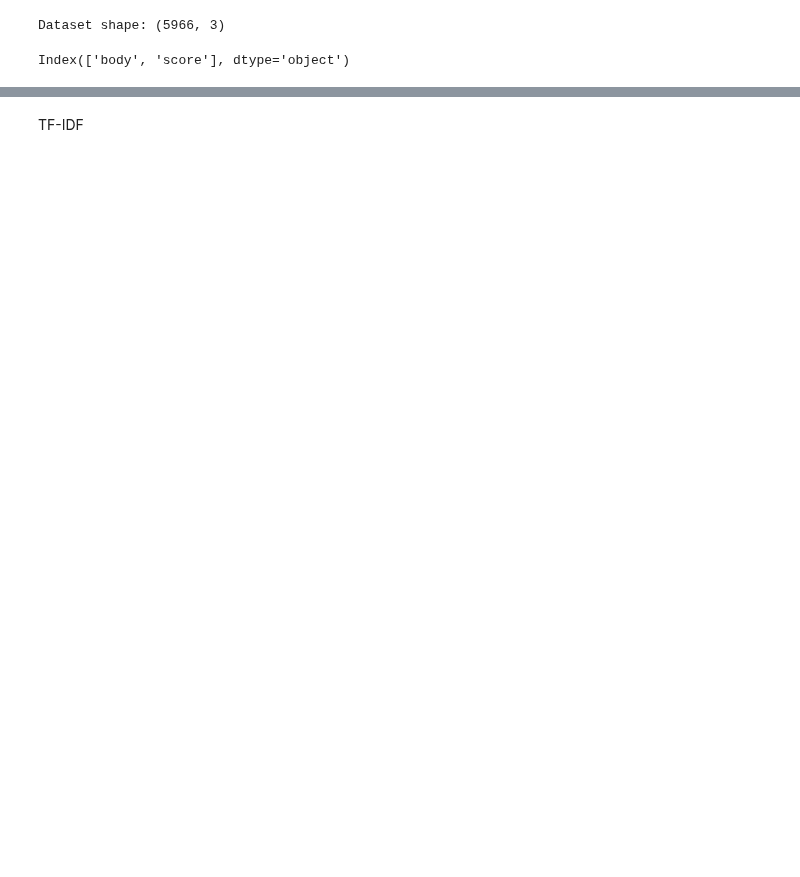
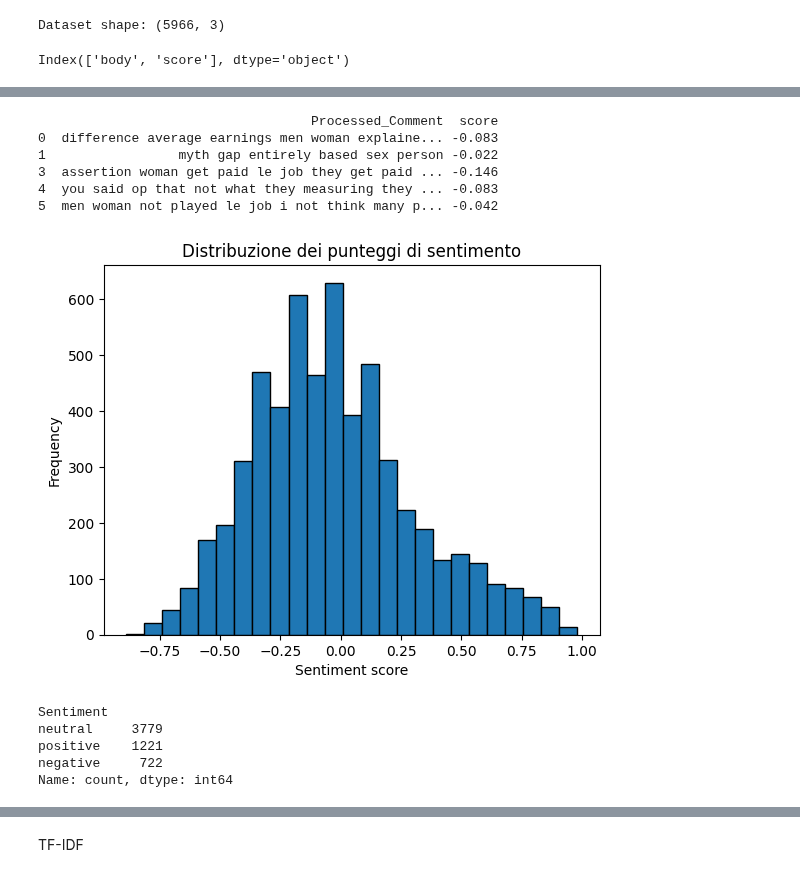
Before and after one commit to AlessandroPieragostini/Data-Science, a Jupyter notebook: NLP/SentimentAnalysis.ipynb, the cells around one changed output, grey strips where cells are left out. Drawn from its saved outputs; the diff is of its cells as text; code cells hidden in the pictures; blank space fills up the shorter version.

Commit message:
fine SentimentAnalysis

```diff
--- a/NLP/SentimentAnalysis.ipynb
+++ b/NLP/SentimentAnalysis.ipynb
@@ -123,6 +127,6 @@ KeyboardInterrupt:
 # %%
 # Caricamento del dataset preprocessato da Pickle
-path_pickle = "datasets/Preprocessed_YoutubeComments_ACF.pkl"
+path_pickle = "Preprocessed_RedditComments_SA.pkl"
 
 df = pd.read_pickle(path_pickle)
 df.head()
@@ -139,17 +157,25 @@ plt.show()
 # %%
 def get_sentiment(text):
     blob = TextBlob(text)
     return blob.sentiment.polarity  # Polarità [-1, 1]
 
 # Applicare la funzione al dataset
 df['sentiment_score'] = df['Processed_Comment'].apply(get_sentiment)
 
 # Visualizzare i primi risultati
-print(df[['Processed_Comment', 'sentiment_score']].head())
+print(df[['Processed_Comment', 'score']].head())
 
 # Distribuzione dei punteggi di sentimento
-plt.hist(df['sentiment_score'], bins=20, edgecolor='black')
+plt.hist(df['score'], bins=25, edgecolor='black')
 plt.title('Distribuzione dei punteggi di sentimento')
 plt.xlabel('Sentiment score')
 plt.ylabel('Frequency')
 plt.show()
+# %% [output]
+                                   Processed_Comment  score
+0  difference average earnings men woman explaine... -0.083
+1                 myth gap entirely based sex person -0.022
+3  assertion woman get paid le job they get paid ... -0.146
+4  you said op that not what they measuring they ... -0.083
+5  men woman not played le job i not think many p... -0.042
+[figure, added]
@@ -164,3 +195,12 @@ df.head()
+# %%
+counts = df['Sentiment'].value_counts()
+print(counts)
+# %% [output]
+Sentiment
+neutral     3779
+positive    1221
+negative     722
+Name: count, dtype: int64
 # %%
 class_distribution = df['Sentiment'].value_counts()
 
```
Also changed, not shown: parts of 22 cells of this notebook, 5 other files.
